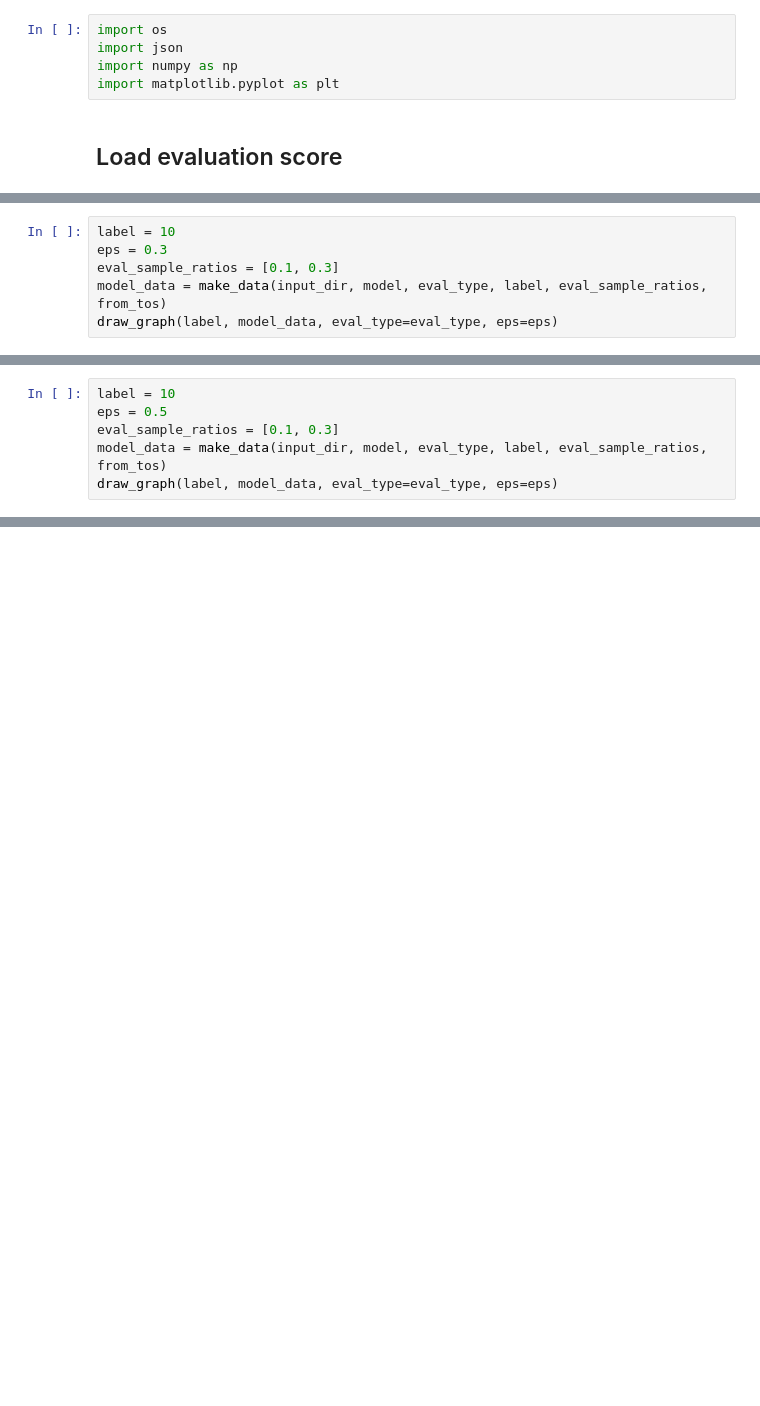
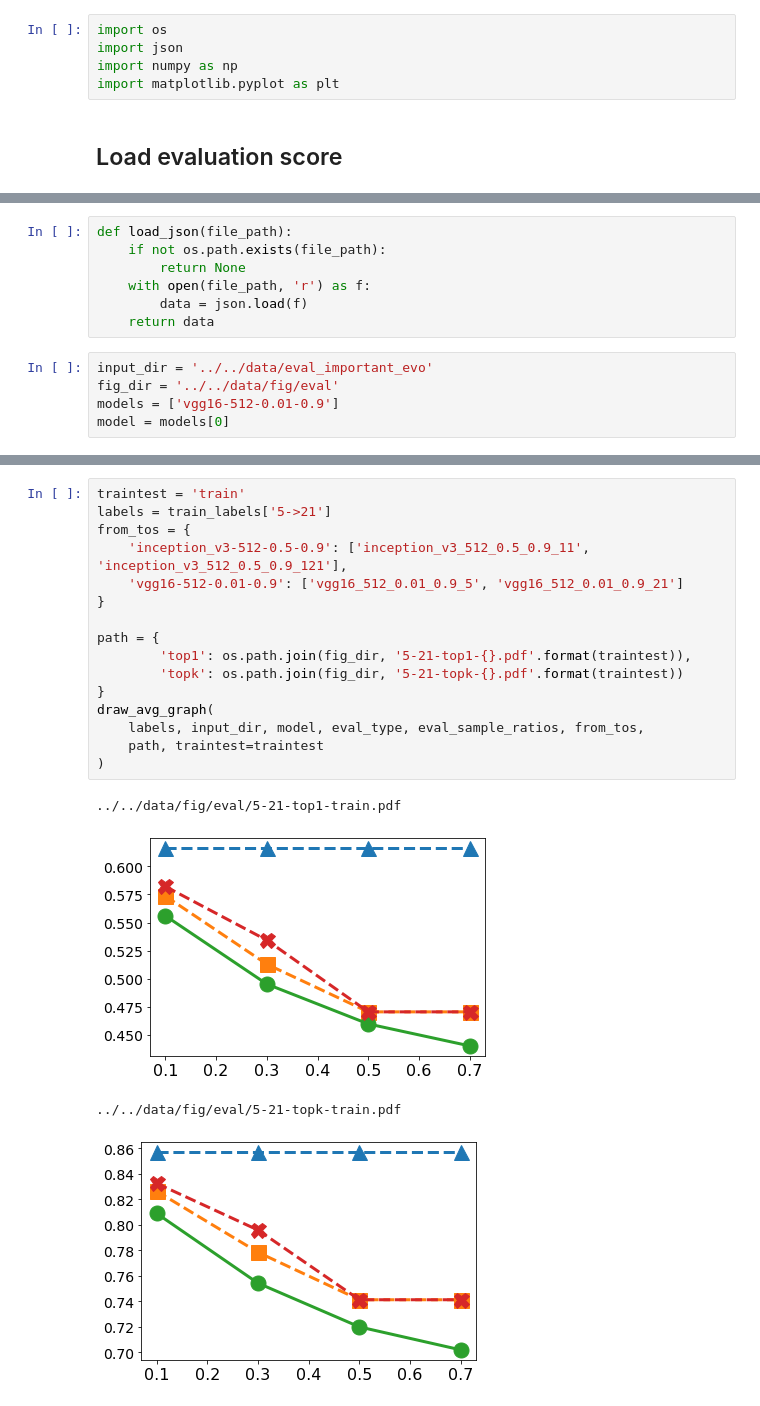
Before and after one commit to poloclub/ConceptEvo, a Jupyter notebook: src/utils/eval_imp_evo.ipynb, the cells around one changed output, grey strips where cells are left out. Cells and saved outputs as stored; diff of their text form; blank space fills up the shorter version.

```diff
--- a/src/utils/eval_imp_evo.ipynb
+++ b/src/utils/eval_imp_evo.ipynb
@@ -384,6 +9,0 @@ draw_graph(label, model_data, eval_type=eval_type, eps=eps)
-# %%
-label = 10
-eps = 0.3
-eval_sample_ratios = [0.1, 0.3]
-model_data = make_data(input_dir, model, eval_type, label, eval_sample_ratios, from_tos)
-draw_graph(label, model_data, eval_type=eval_type, eps=eps)
@@ -393,6 +9,0 @@ draw_graph(label, model_data, eval_type=eval_type, eps=eps)
-# %%
-label = 10
-eps = 0.5
-eval_sample_ratios = [0.1, 0.3]
-model_data = make_data(input_dir, model, eval_type, label, eval_sample_ratios, from_tos)
-draw_graph(label, model_data, eval_type=eval_type, eps=eps)
@@ -401,0 +10,12 @@ draw_graph(label, model_data, eval_type=eval_type, eps=eps)
+# %%
+def load_json(file_path):
+    if not os.path.exists(file_path):
+        return None
+    with open(file_path, 'r') as f:
+        data = json.load(f)
+    return data
+# %%
+input_dir = '../../data/eval_important_evo'
+fig_dir = '../../data/fig/eval'
+models = ['vgg16-512-0.01-0.9']
+model = models[0]
@@ -401,0 +284,21 @@ draw_graph(label, model_data, eval_type=eval_type, eps=eps)
+# %%
+traintest = 'train'
+labels = train_labels['5->21']
+from_tos = {
+    'inception_v3-512-0.5-0.9': ['inception_v3_512_0.5_0.9_11', 'inception_v3_512_0.5_0.9_121'],
+    'vgg16-512-0.01-0.9': ['vgg16_512_0.01_0.9_5', 'vgg16_512_0.01_0.9_21']
+}
+
+path = {
+        'top1': os.path.join(fig_dir, '5-21-top1-{}.pdf'.format(traintest)),
+        'topk': os.path.join(fig_dir, '5-21-topk-{}.pdf'.format(traintest))
+}
+draw_avg_graph(
+    labels, input_dir, model, eval_type, eval_sample_ratios, from_tos,
+    path, traintest=traintest
+)
+# %% [output]
+../../data/fig/eval/5-21-top1-train.pdf
+[figure, added]
+../../data/fig/eval/5-21-topk-train.pdf
+[figure, added]
```
Also changed, not shown: parts of 40 cells of this notebook, 43 other files.
